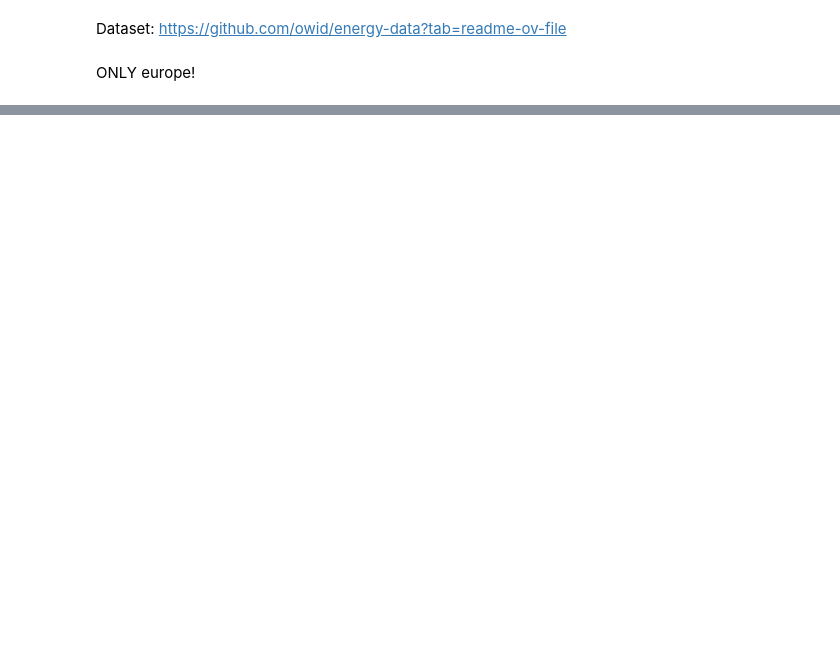
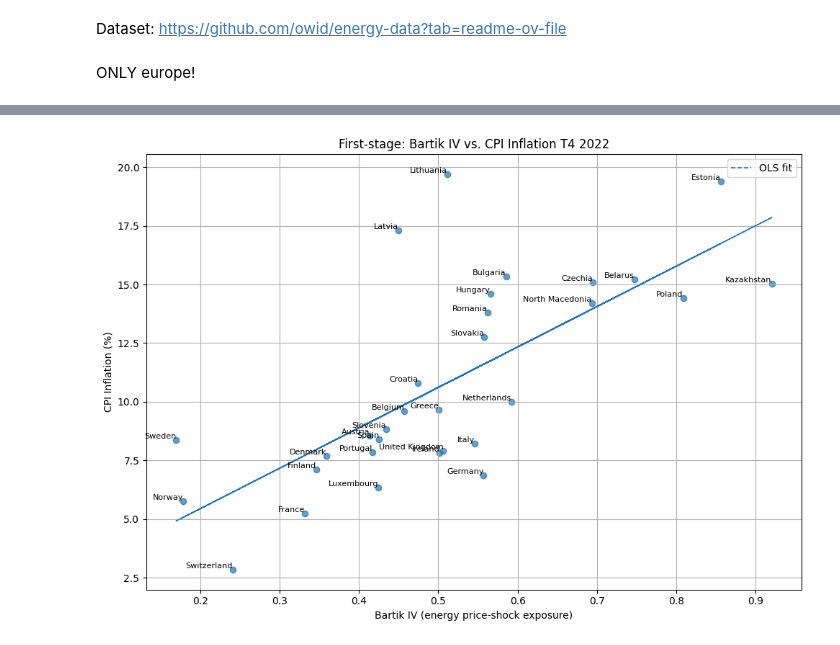
Before and after one commit to JeanLucaSchindler/CAPSTONE, a Jupyter notebook: Design/bartikIV.ipynb, the cells around one changed output, grey strips where cells are left out. Drawn from its saved outputs; the diff is of its cells as text; code cells hidden in the pictures; blank space fills up the shorter version.

```diff
--- a/Design/bartikIV.ipynb
+++ b/Design/bartikIV.ipynb
@@ -88,0 +103,72 @@ bartik_iv.to_csv('data/bartik_iv.csv')
+# %%
+import matplotlib.pyplot as plt
+import numpy as np
+import pandas as pd
+
+# ---------- 1. Load the Bartik IV values ----------
+bartik = pd.read_csv('data/bartik_iv.csv')  # expects columns: country, bartik_iv
+
+# ---------- 2. Load World‑Bank CPI inflation data (annual %) ----------
+wb = pd.read_csv('data/world_inflation.csv', skiprows=4)  # WB format: data start after four header rows
+
+# Keep only 2022 inflation values
+wb_2022 = wb[['Country Name', 'Country Code', '2022']].rename(columns={'2022': 'inflation_2022'})
+
+# ---------- 3. Map country names where WB differs ----------
+name_map = {
+    'Hong Kong': 'Hong Kong SAR, China',
+    'South Korea': 'Korea, Rep.',
+    'Russia': 'Russian Federation',
+    'Slovakia': 'Slovak Republic',
+    'Taiwan': 'Taiwan, China',
+    'Turkey': 'Turkiye',
+}
+bartik['wb_country'] = bartik['country'].replace(name_map)
+
+# ---------- 4. Merge and clean ----------
+merged = bartik.merge(wb_2022, left_on='wb_country', right_on='Country Name', how='left')
+merged = merged.dropna(subset=['inflation_2022'])
+
+# Convert inflation to numeric and drop high-inflation countries
+merged['inflation_2022'] = pd.to_numeric(merged['inflation_2022'], errors='coerce')
+merged = merged[merged['inflation_2022'] <= 30]
+
+europe_or_nearby = [
+    "Austria", "Belarus", "Belgium", "Bulgaria", "Croatia", "Czechia",
+    "Denmark", "Estonia", "Finland", "France", "Germany", "Greece",
+    "Hungary", "Ireland", "Italy", "Kazakhstan", "Latvia", "Lithuania",
+    "Luxembourg", "Netherlands", "North Macedonia", "Norway", "Poland",
+    "Portugal", "Romania", "Slovakia", "Slovenia", "Spain", "Sweden",
+    "Switzerland", "Turkey", "United Kingdom"]
+
+merged = merged[merged['country'].isin(europe_or_nearby)]
+
+# ---------- 5. Plot with country names ----------
+x = merged['bartik_iv'].values
+y = merged['inflation_2022'].values
+names = merged['country'].values
+
+
+
+# Fit OLS line
+m, b = np.polyfit(x, y, 1)
+
+plt.figure(figsize=(10, 7))
+plt.scatter(x, y, alpha=0.7)
+
+# Label each point
+for i, name in enumerate(names):
+    plt.text(x[i], y[i], name, fontsize=8, ha='right', va='bottom')
+
+# Plot fitted line
+plt.plot(x, m * x + b, linestyle='--', linewidth=1.2, label='OLS fit')
+
+plt.title("First-stage: Bartik IV vs. CPI Inflation T4 2022")
+plt.xlabel("Bartik IV (energy price-shock exposure)")
+plt.ylabel("CPI Inflation (%)")
+plt.grid(True)
+plt.tight_layout()
+plt.legend()
+plt.show()
+# %% [output]
+[figure, added]
```
Also changed, not shown: parts of 6 cells of this notebook.
